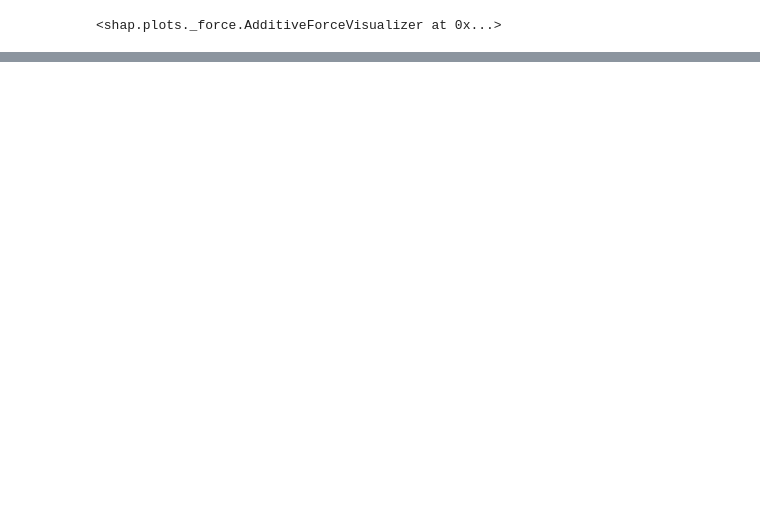
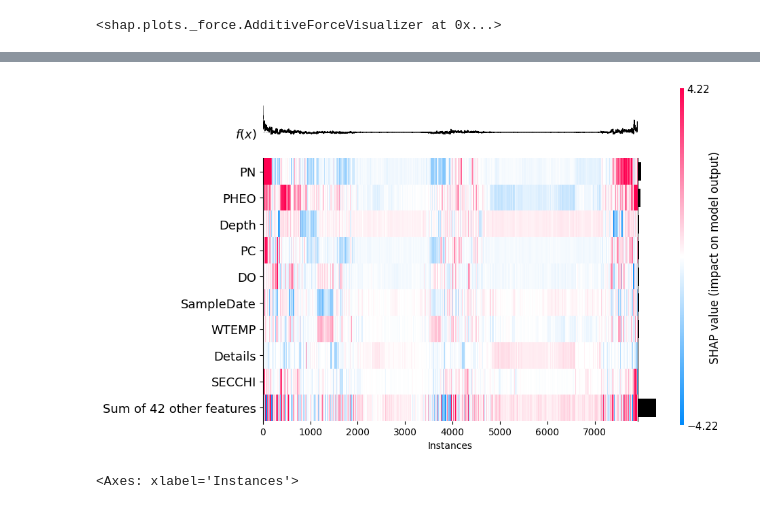
Before and after one commit to clairemerriman/na-erdos-fellows-monorepo, a Jupyter notebook: notebooks/plankton_patrol_models/model_plank_XGBoost_water.ipynb, the cells around one changed output, grey strips where cells are left out. Saved outputs shown, nothing was run; the diff lists cells and outputs as text; code cells hidden in the pictures; blank space fills up the shorter version.

```diff
--- a/notebooks/plankton_patrol_models/model_plank_XGBoost_water.ipynb
+++ b/notebooks/plankton_patrol_models/model_plank_XGBoost_water.ipynb
@@ -330,0 +400,5 @@ shap.summary_plot(shap_values,X_test)
+# %%
+shap.plots.heatmap(shap_values)
+# %% [output]
+[figure, added]
+<Axes: xlabel='Instances'>
```
Also changed, not shown: parts of 13 cells of this notebook.
